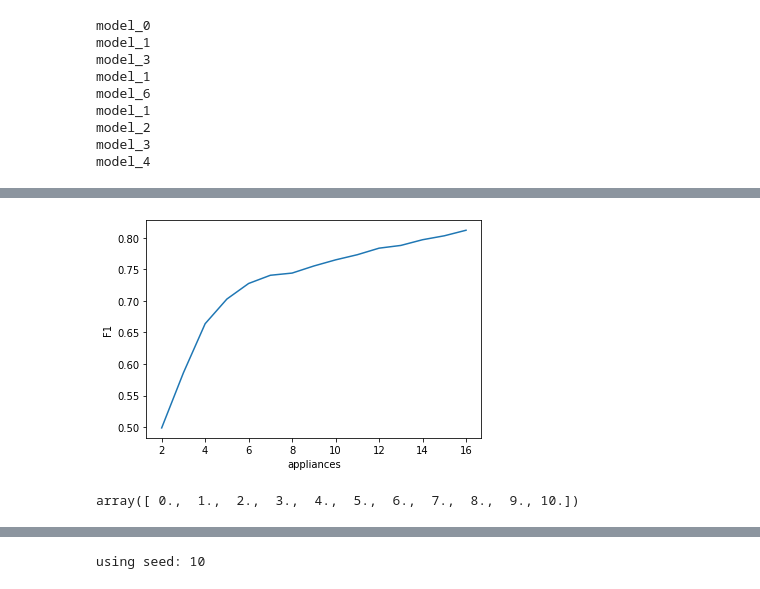
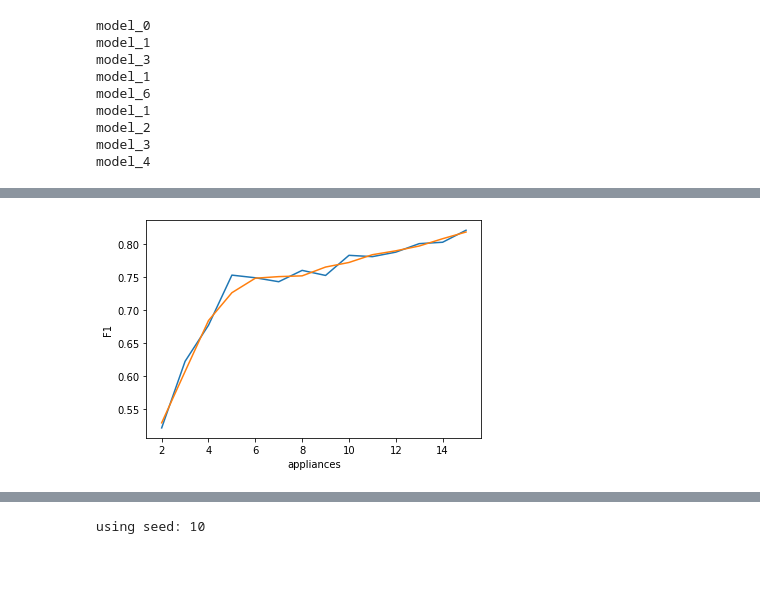
Before and after one commit to jenkoj/nilm, a Jupyter notebook: LSTM.ipynb, the cells around one changed output, grey strips where cells are left out. Cells and saved outputs as stored; diff of their text form; code cells hidden in the pictures.

```diff
--- a/LSTM.ipynb
+++ b/LSTM.ipynb
@@ -709,7 +692,7 @@ def basic_cnn_functional(X_train, num_classes, lr = 0.0001):
 #appliance_set = set()
 appliance_instances = {}
 all_appliances = []
-datasets = ["eco"]
+datasets = ["iawe"]
 appliances_len = {}
 
 for dataset in datasets:
@@ -961,8 +946,8 @@ grouped_appliances
 # %%
 ##load datasset for normal use
-N_wanted = 3000
+N_wanted = 4000
 fshrt = file[f"{dataset}""/"f"{appliance}""/"f"{building}""/gaf"].shape
-data = np.empty([0,fshrt[1],fshrt[2],fshrt[3],fshrt[4]])
+data = np.empty([0,fshrt[1],fshrt[2],fshrt[3]])#,fshrt[4]])
 
 labels = np.empty(0)
 labels_ds = np.empty(0)
@@ -1078,8 +1063,8 @@ for dataset in datasets:
 #                         if appliance == "HTPC":
 #                             N = -1
                         #N = 1500
-                        #N = 3000
-                        N=2500
+                        N = 2500
+                        #N=20000
 #                         if appliance == "desktop computer":
 #                             #N = 654 #for 1000
 #                              N = 854
@@ -1517,2 +1551,2 @@ model exist, reading is done!
 # %%
-f1.insert(0,0.812)
+f1_a.insert(0,0.832)
@@ -1519,13 +1571,9 @@ f1.insert(0,0.812)
 # %%
-#plt.plot(number_apl_a[:-1],f1[:-1])
-plt.plot(number_apl_a[:-1],savgol_filter(f1[:-1],3,1))
+plt.plot(number_apl_a[:-1],f1_a[1:])
+plt.plot(number_apl_a[:-1],savgol_filter(f1_a[1:],3,1))
 #plt.plot(number_apl_a[:-1],recall_a[:-1])
 plt.ylabel("F1")
 plt.xlabel("appliances")
 plt.show()
 # %% [output]
-[figure, old version]
+[figure, new version]
-# %%
-np.unique(labels)
-# %% [output]
-array([ 0.,  1.,  2.,  3.,  4.,  5.,  6.,  7.,  8.,  9., 10.])
```
Also changed, not shown: parts of 26 cells of this notebook, 24 other files.
